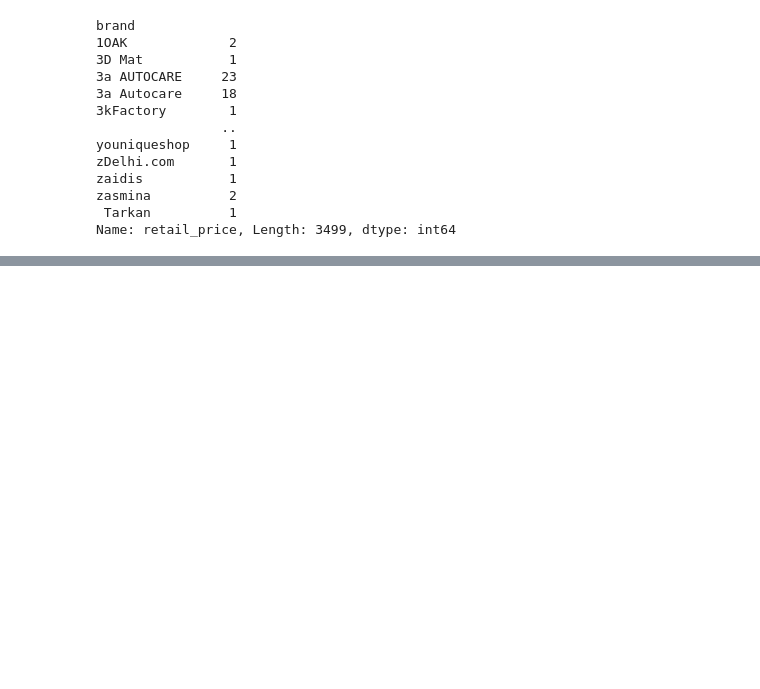
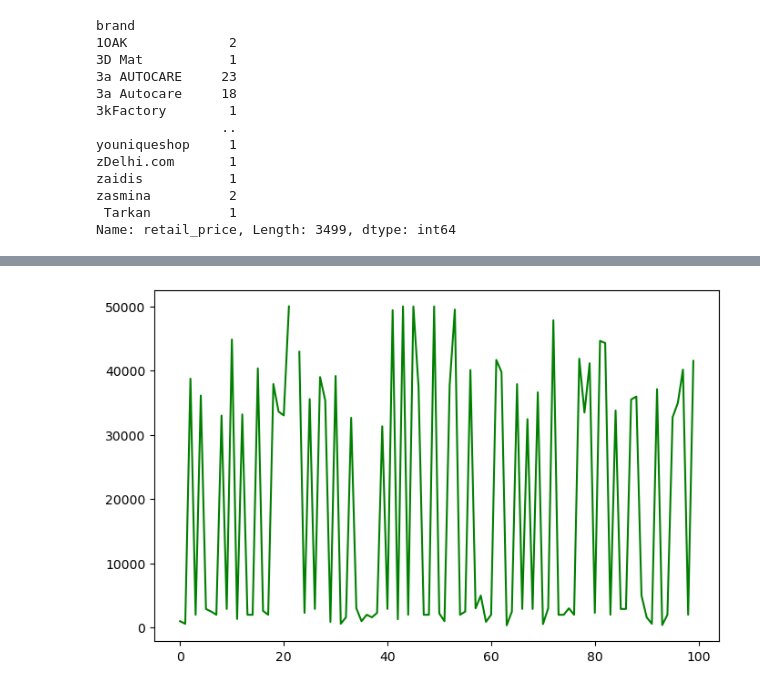
Before and after one commit to naresh5422/flipkart_categories_prediction, a Jupyter notebook: Category_prediction_for_Flipkart_products.ipynb, the cells around one changed output, grey strips where cells are left out. Cells and saved outputs as stored; diff of their text form; code cells hidden in the pictures; blank space fills up the shorter version.

```diff
--- a/Category_prediction_for_Flipkart_products.ipynb
+++ b/Category_prediction_for_Flipkart_products.ipynb
@@ -323,0 +360,11 @@ Name: count, Length: 18825, dtype: int64
+# %%
+df = fk_df.sort_values(by = "crawl_timestamp")
+date = df["crawl_timestamp"]
+rprice = df["retail_price"].values
+dprice = df["discounted_price"].values
+# %%
+plt.figure(figsize = (8,5))
+plt.plot(rprice[:100],scalex=True, scaley=True, data = df, color = "green")
+plt.show()
+# %% [output]
+[figure, added]
```
Also changed, not shown: parts of 15 cells of this notebook.
